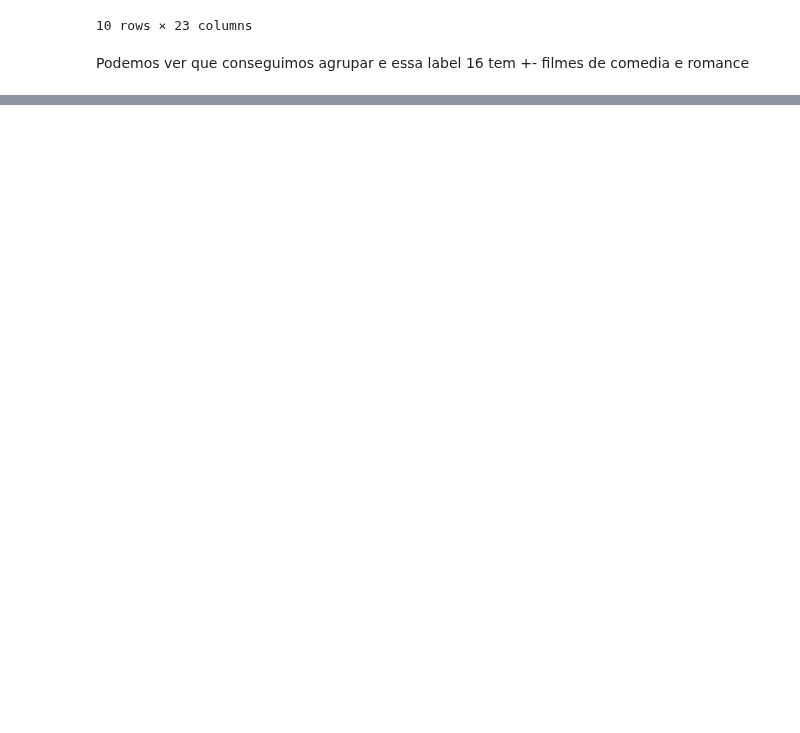
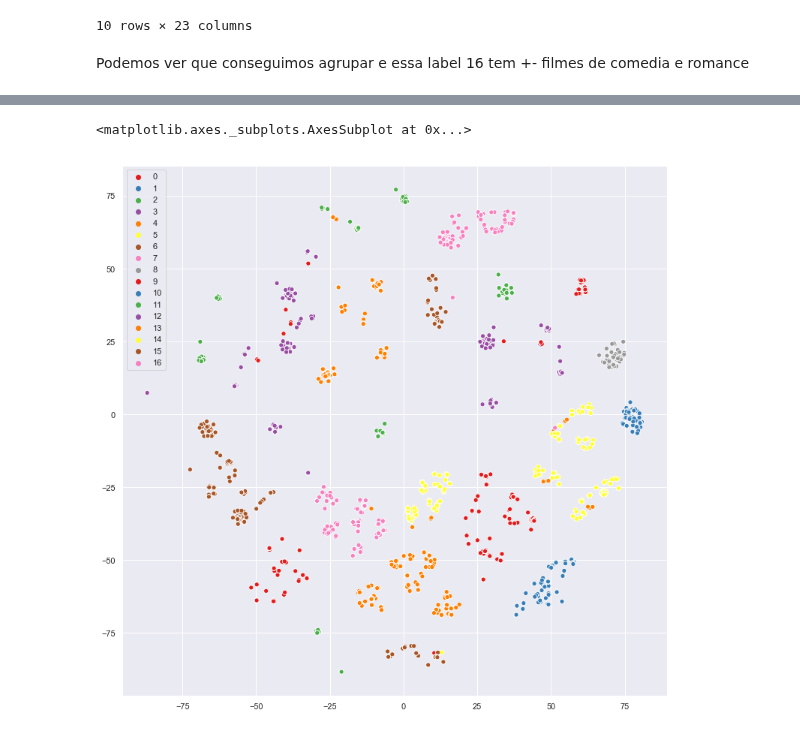
Before and after one commit to lsandrade/alura-ml, a Jupyter notebook: recomendacao filmes.ipynb, the cells around one changed output, grey strips where cells are left out. Drawn from its saved outputs; the diff is of its cells as text; code cells hidden in the pictures; blank space fills up the shorter version.

```diff
--- a/recomendacao filmes.ipynb
+++ b/recomendacao filmes.ipynb
@@ -269,3 +269,7 @@ dados[modelo.labels_ == 16].sample(10)
 10 rows × 23 columns
 # %% [markdown]
 Podemos ver que conseguimos agrupar e essa label 16 tem +- filmes de comedia e romance
+# %%
+modelo = AgglomerativeClustering(n_clusters=17)
+grupos = modelo.fit_predict(generos_escalados)
+grupos
@@ -271,0 +278,4 @@ Podemos ver que conseguimos agrupar e essa label 16 tem +- filmes de comedia e r
+# %%
+tsne = TSNE()
+visualizacao = tsne.fit_transform(generos_escalados)
+visualizacao
@@ -271,0 +290,8 @@ Podemos ver que conseguimos agrupar e essa label 16 tem +- filmes de comedia e r
+# %%
+sns.set(rc={'figure.figsize': (13, 13)})
+sns.scatterplot(x=visualizacao[:,0], y=visualizacao[:,1],
+               hue=modelo.labels_,
+               palette=sns.color_palette('Set1', 17))
+# %% [output]
+<matplotlib.axes._subplots.AxesSubplot at 0x...>
+[figure, added]
```
Also changed, not shown: parts of 3 cells of this notebook.
